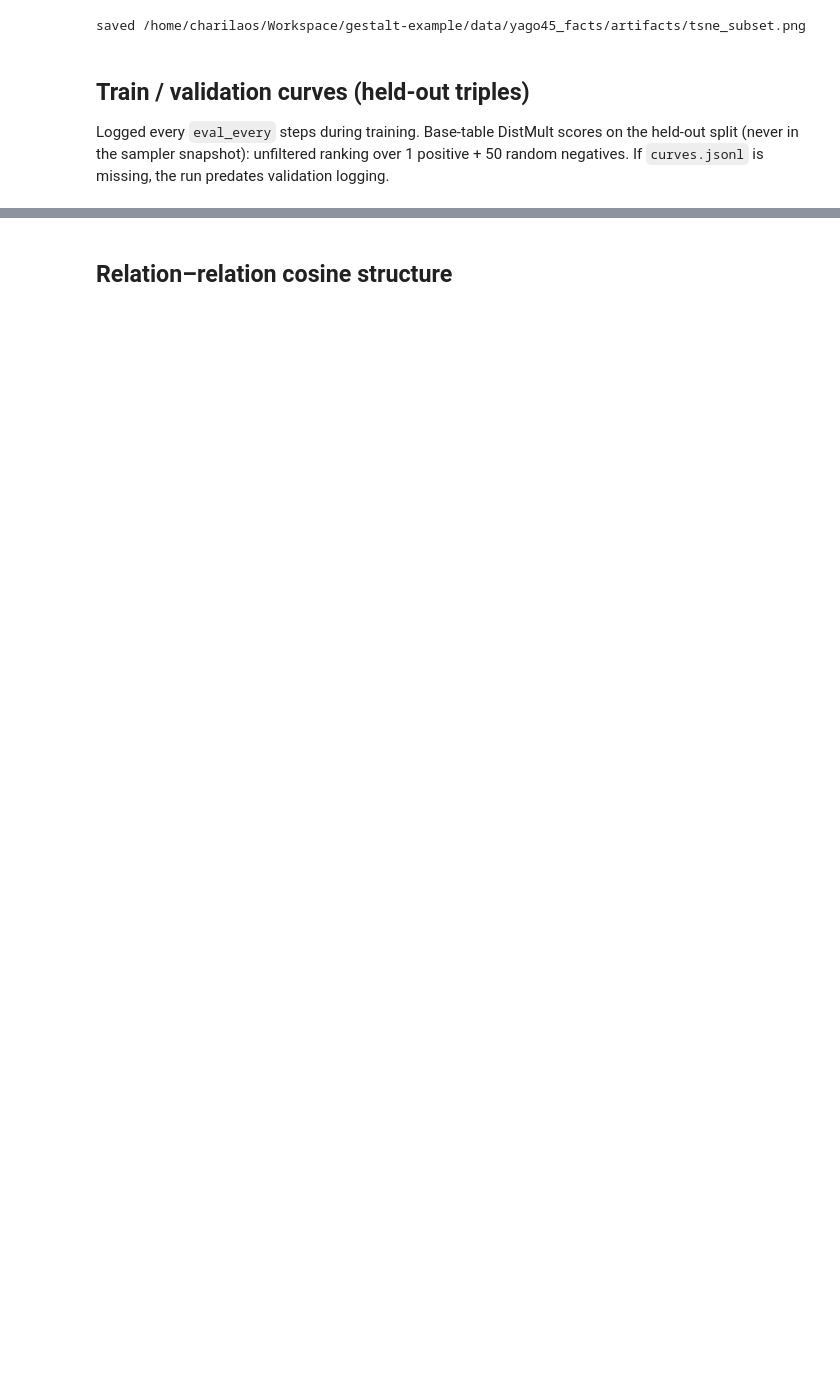
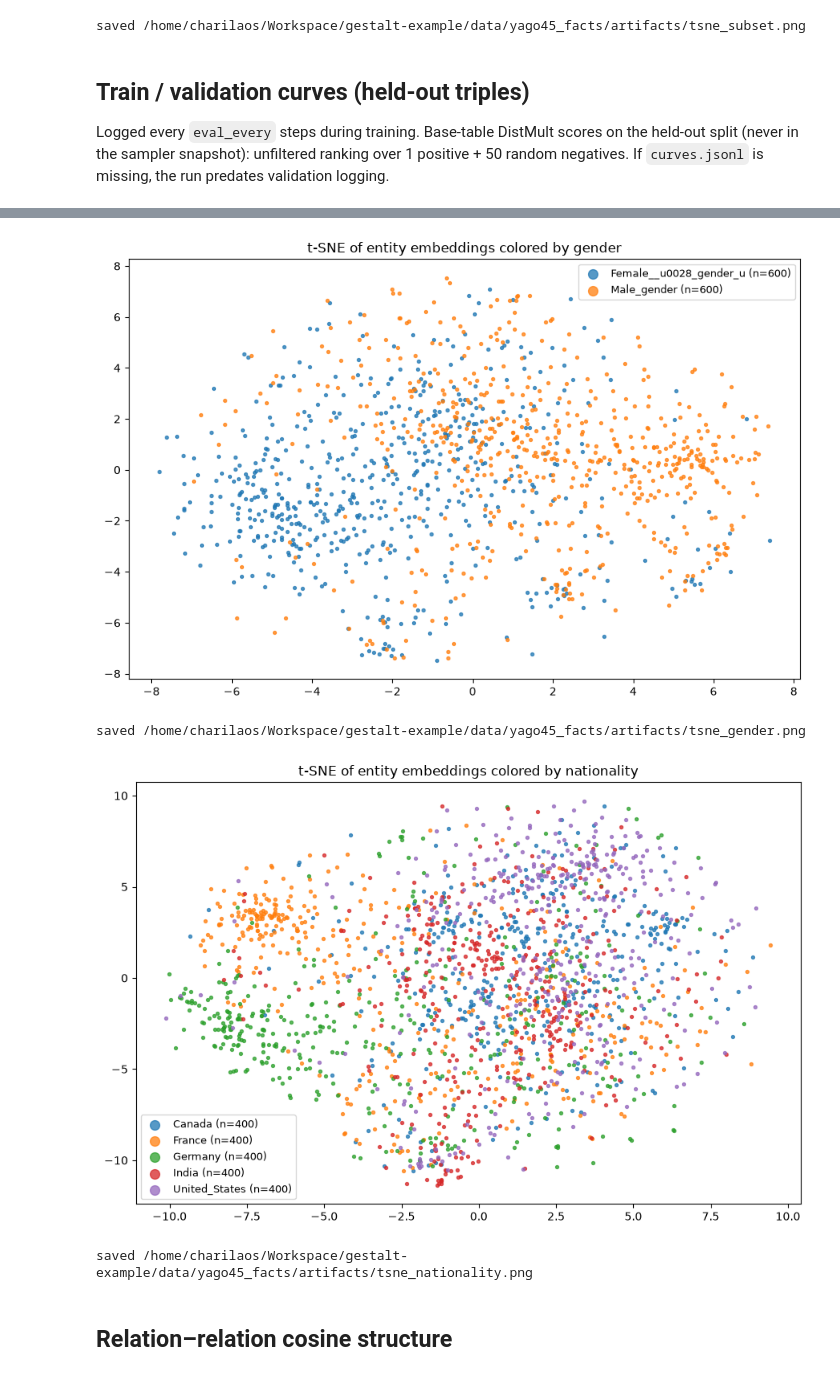
Before and after one commit to mylonasc/gestaltdb-examples, a Jupyter notebook: yago45-kge/notebooks/01_yago45_embeddings_notes.ipynb, the cells around one changed output, grey strips where cells are left out. Cells and saved outputs as stored; diff of their text form; code cells hidden in the pictures; blank space fills up the shorter version.

Commit message:
yago45-kge: ComplEx + aux-loss run, test MRR 0.467, class t-SNE figures

```diff
--- a/yago45-kge/notebooks/01_yago45_embeddings_notes.ipynb
+++ b/yago45-kge/notebooks/01_yago45_embeddings_notes.ipynb
@@ -191,3 +199,36 @@ best valid MRR=0.1688 at step 98000
+# %%
+_KEEP = {
+    "schema:gender": ["yago:Male_gender", "yago:Female__u0028_gender_u0029_"],
+    "schema:nationality": ["yago:United_States", "yago:France", "yago:Canada", "yago:Germany", "yago:India"],
+}
+for _rel, _objs in _KEEP.items():
+    _df = triples.filter(pl.col("edge_type") == _rel).select(["source", "target"]).collect()
+    _df = _df.filter(pl.col("target").is_in(_objs))
+    _rows, _labs = [], []
+    for _o in _objs:
+        _c = [s for s in _df.filter(pl.col("target") == _o)["source"].to_list() if s in id_to_row]
+        if not _c:
+            continue
+        _take = list(rng.choice(_c, size=min(600 if len(_objs) <= 2 else 400, len(_c)), replace=False))
+        _rows += _take; _labs += [_o.split(":")[-1][:22]] * len(_take)
+    _X = StandardScaler().fit_transform(E[[id_to_row[s] for s in _rows]])
+    _Z = TSNE(n_components=2, perplexity=30, max_iter=1000,
+              learning_rate="auto", init="pca", random_state=0).fit_transform(_X)
+    plt.figure(figsize=(9, 6))
+    for _lab in sorted(set(_labs)):
+        _m = np.array(_labs) == _lab
+        plt.scatter(_Z[_m, 0], _Z[_m, 1], s=8, alpha=0.75, label=f"{_lab} (n={_m.sum()})")
+    plt.legend(markerscale=3, fontsize=9)
+    plt.title(f"t-SNE of entity embeddings colored by {_rel.split(':')[-1]}")
+    plt.tight_layout()
+    _fn = ART / f"tsne_{_rel.split(':')[-1]}.png"
+    plt.savefig(_fn, dpi=120); plt.show()
+    print("saved", _fn)
+# %% [output]
+[figure, added]
+saved /home/charilaos/Workspace/gestalt-example/data/yago45_facts/artifacts/tsne_gender.png
+[figure, added]
+saved /home/charilaos/Workspace/gestalt-example/data/yago45_facts/artifacts/tsne_nationality.png
 # %% [markdown]
 ## Relation–relation cosine structure
 # %%
```
Also changed, not shown: parts of 6 cells of this notebook, 13 other files.
